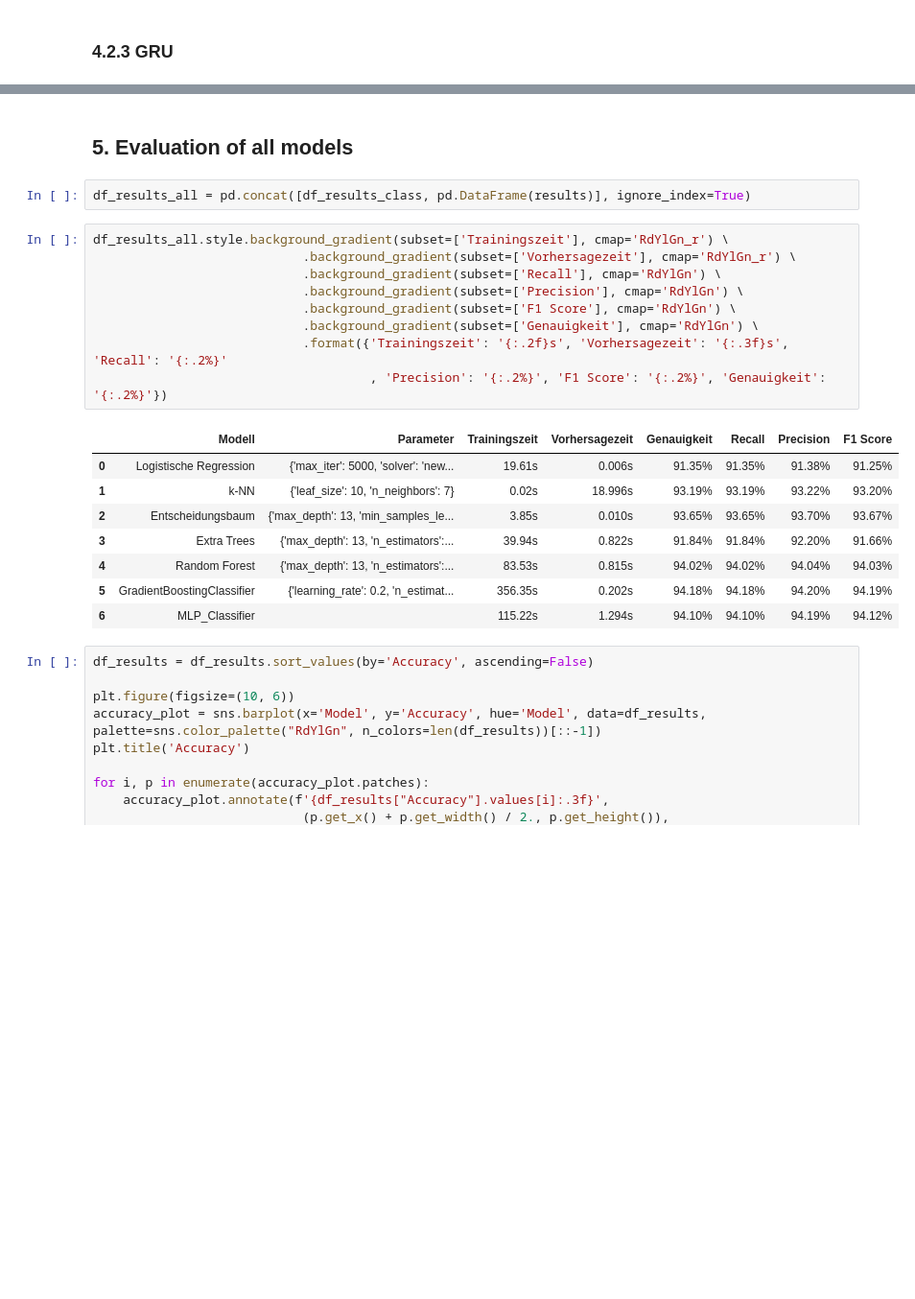
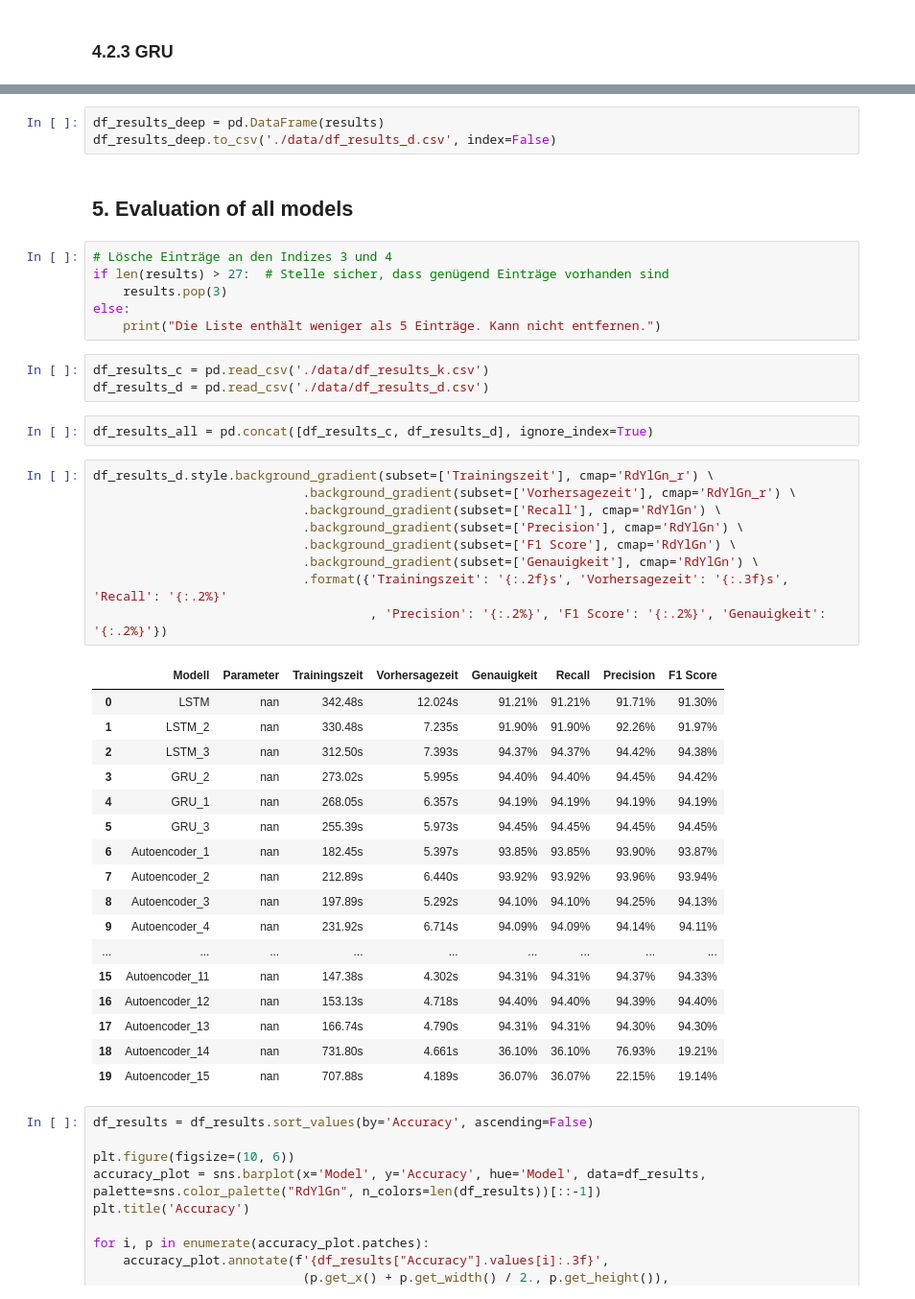
Before and after one commit to aKravtschenko/DEEPL-Autoencoder, a Jupyter notebook: new_autoencoder.ipynb, the cells around one changed output, grey strips where cells are left out. Shown at 96% size. Drawn from its saved outputs; the diff is of its cells as text; blank space fills up the shorter version.

Commit message:
Update new_autoencoder.ipynb
Autoencoder - done

```diff
--- a/new_autoencoder.ipynb
+++ b/new_autoencoder.ipynb
@@ -923,25 +1136,46 @@ X_test_reshaped = X_test_array.reshape(X_test_array.shape[0],1,TOTAL_FEATURES)
+# %%
+df_results_deep = pd.DataFrame(results)
+df_results_deep.to_csv('./data/df_results_d.csv', index=False)
 # %% [markdown]
 ## 5. Evaluation of all models
+# %%
+# Lösche Einträge an den Indizes 3 und 4
+if len(results) > 27:  # Stelle sicher, dass genügend Einträge vorhanden sind
+    results.pop(3)
+else:
+    print("Die Liste enthält weniger als 5 Einträge. Kann nicht entfernen.")
+# %%
+df_results_c = pd.read_csv('./data/df_results_k.csv')
+df_results_d = pd.read_csv('./data/df_results_d.csv')
 # %%
-df_results_all = pd.concat([df_results_class, pd.DataFrame(results)], ignore_index=True)
+df_results_all = pd.concat([df_results_c, df_results_d], ignore_index=True)
 # %%
-df_results_all.style.background_gradient(subset=['Trainingszeit'], cmap='RdYlGn_r') \
+df_results_d.style.background_gradient(subset=['Trainingszeit'], cmap='RdYlGn_r') \
                             .background_gradient(subset=['Vorhersagezeit'], cmap='RdYlGn_r') \
                             .background_gradient(subset=['Recall'], cmap='RdYlGn') \
                             .background_gradient(subset=['Precision'], cmap='RdYlGn') \
                             .background_gradient(subset=['F1 Score'], cmap='RdYlGn') \
                             .background_gradient(subset=['Genauigkeit'], cmap='RdYlGn') \
                             .format({'Trainingszeit': '{:.2f}s', 'Vorhersagezeit': '{:.3f}s', 'Recall': '{:.2%}'
                                      , 'Precision': '{:.2%}', 'F1 Score': '{:.2%}', 'Genauigkeit': '{:.2%}'})
 # %% [output]
 |  | Modell | Parameter | Trainingszeit | Vorhersagezeit | Genauigkeit | Recall | Precision | F1 Score |
-| 0 | Logistische Regression | {'max_iter': 5000, 'solver': 'new... | 19.61s | 0.006s | 91.35% | 91.35% | 91.38% | 91.25% |
-| 1 | k-NN | {'leaf_size': 10, 'n_neighbors': 7} | 0.02s | 18.996s | 93.19% | 93.19% | 93.22% | 93.20% |
-| 2 | Entscheidungsbaum | {'max_depth': 13, 'min_samples_le... | 3.85s | 0.010s | 93.65% | 93.65% | 93.70% | 93.67% |
-| 3 | Extra Trees | {'max_depth': 13, 'n_estimators':... | 39.94s | 0.822s | 91.84% | 91.84% | 92.20% | 91.66% |
-| 4 | Random Forest | {'max_depth': 13, 'n_estimators':... | 83.53s | 0.815s | 94.02% | 94.02% | 94.04% | 94.03% |
-| 5 | GradientBoostingClassifier | {'learning_rate': 0.2, 'n_estimat... | 356.35s | 0.202s | 94.18% | 94.18% | 94.20% | 94.19% |
-| 6 | MLP_Classifier |  | 115.22s | 1.294s | 94.10% | 94.10% | 94.19% | 94.12% |
+| 0 | LSTM | nan | 342.48s | 12.024s | 91.21% | 91.21% | 91.71% | 91.30% |
+| 1 | LSTM_2 | nan | 330.48s | 7.235s | 91.90% | 91.90% | 92.26% | 91.97% |
+| 2 | LSTM_3 | nan | 312.50s | 7.393s | 94.37% | 94.37% | 94.42% | 94.38% |
+| 3 | GRU_2 | nan | 273.02s | 5.995s | 94.40% | 94.40% | 94.45% | 94.42% |
+| 4 | GRU_1 | nan | 268.05s | 6.357s | 94.19% | 94.19% | 94.19% | 94.19% |
+| 5 | GRU_3 | nan | 255.39s | 5.973s | 94.45% | 94.45% | 94.45% | 94.45% |
+| 6 | Autoencoder_1 | nan | 182.45s | 5.397s | 93.85% | 93.85% | 93.90% | 93.87% |
+| 7 | Autoencoder_2 | nan | 212.89s | 6.440s | 93.92% | 93.92% | 93.96% | 93.94% |
+| 8 | Autoencoder_3 | nan | 197.89s | 5.292s | 94.10% | 94.10% | 94.25% | 94.13% |
+| 9 | Autoencoder_4 | nan | 231.92s | 6.714s | 94.09% | 94.09% | 94.14% | 94.11% |
+| ... | ... | ... | ... | ... | ... | ... | ... | ... |
+| 15 | Autoencoder_11 | nan | 147.38s | 4.302s | 94.31% | 94.31% | 94.37% | 94.33% |
+| 16 | Autoencoder_12 | nan | 153.13s | 4.718s | 94.40% | 94.40% | 94.39% | 94.40% |
+| 17 | Autoencoder_13 | nan | 166.74s | 4.790s | 94.31% | 94.31% | 94.30% | 94.30% |
+| 18 | Autoencoder_14 | nan | 731.80s | 4.661s | 36.10% | 36.10% | 76.93% | 19.21% |
+| 19 | Autoencoder_15 | nan | 707.88s | 4.189s | 36.07% | 36.07% | 22.15% | 19.14% |
 # %%
 df_results = df_results.sort_values(by='Accuracy', ascending=False)
 
```
Also changed, not shown: parts of 18 cells of this notebook.
